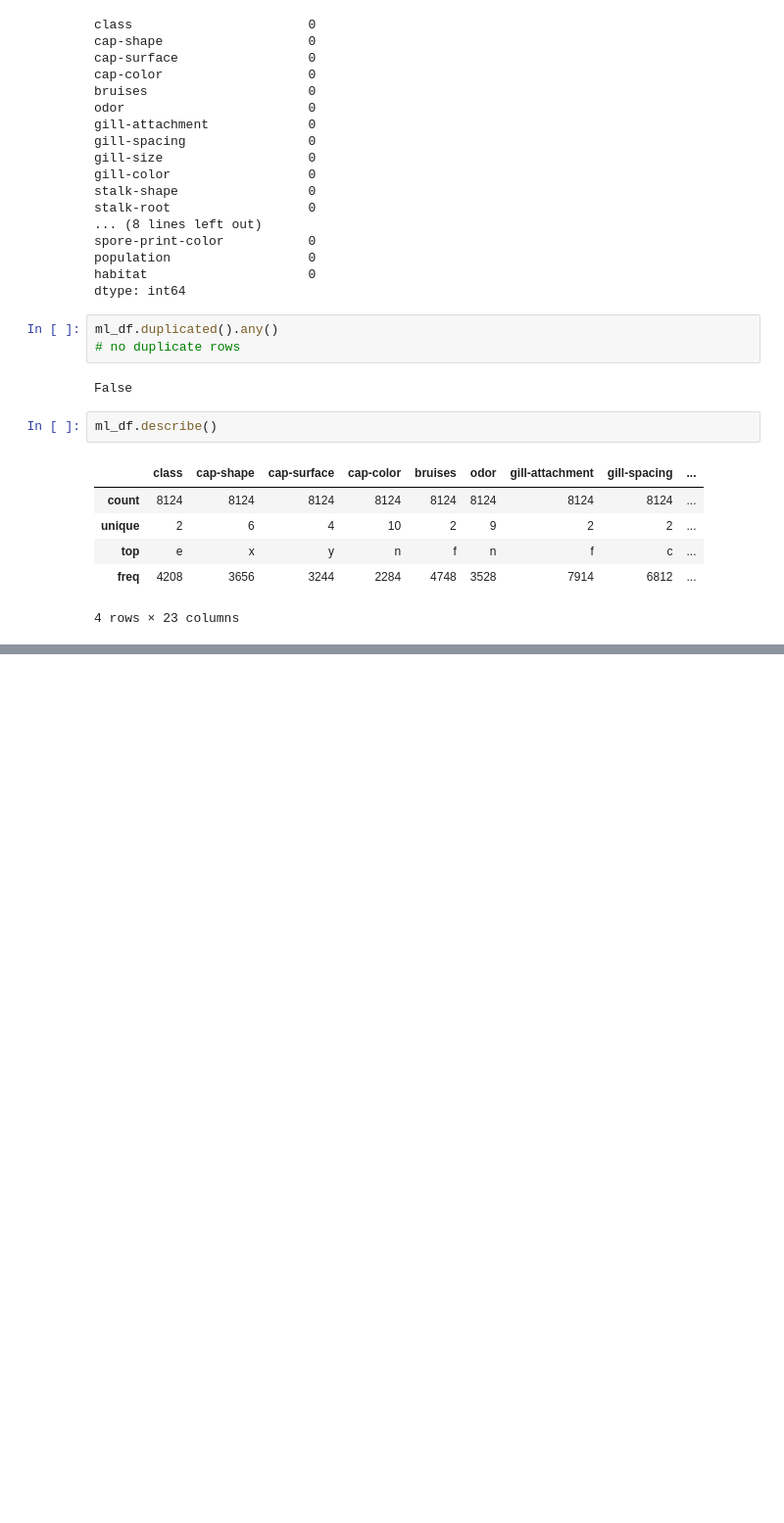
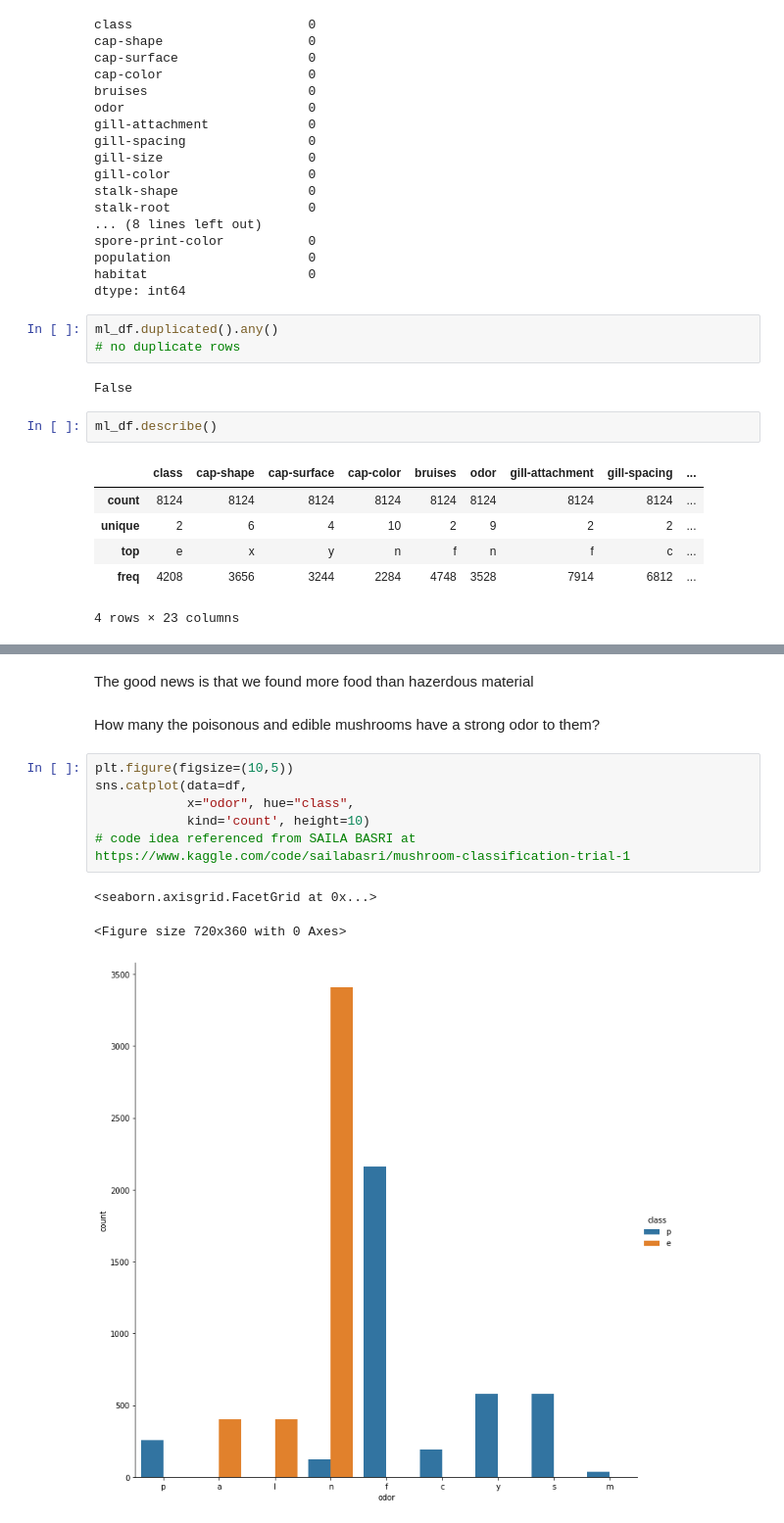
Before and after one commit to Metalface-code/Alex-Trimiew-s-Portfolio-, a Jupyter notebook: Project2part_2.ipynb, the cells around one changed output, grey strips where cells are left out. Shown at 98% size. Cells and saved outputs as stored; diff of their text form; blank space fills up the shorter version.

```diff
--- a/Project2part_2.ipynb
+++ b/Project2part_2.ipynb
@@ -165,0 +99,14 @@ plt.show()
+# %% [markdown]
+The good news is that we found more food than hazerdous material
+# %% [markdown]
+How many the poisonous and edible mushrooms have a strong odor to them?
+# %%
+plt.figure(figsize=(10,5))
+sns.catplot(data=df,
+            x="odor", hue="class",
+            kind='count', height=10)
+# code idea referenced from SAILA BASRI at https://www.kaggle.com/code/sailabasri/mushroom-classification-trial-1
+# %% [output]
+<seaborn.axisgrid.FacetGrid at 0x...>
+<Figure size 720x360 with 0 Axes>
+[figure, added]
```
Also changed, not shown: parts of 14 cells of this notebook.
